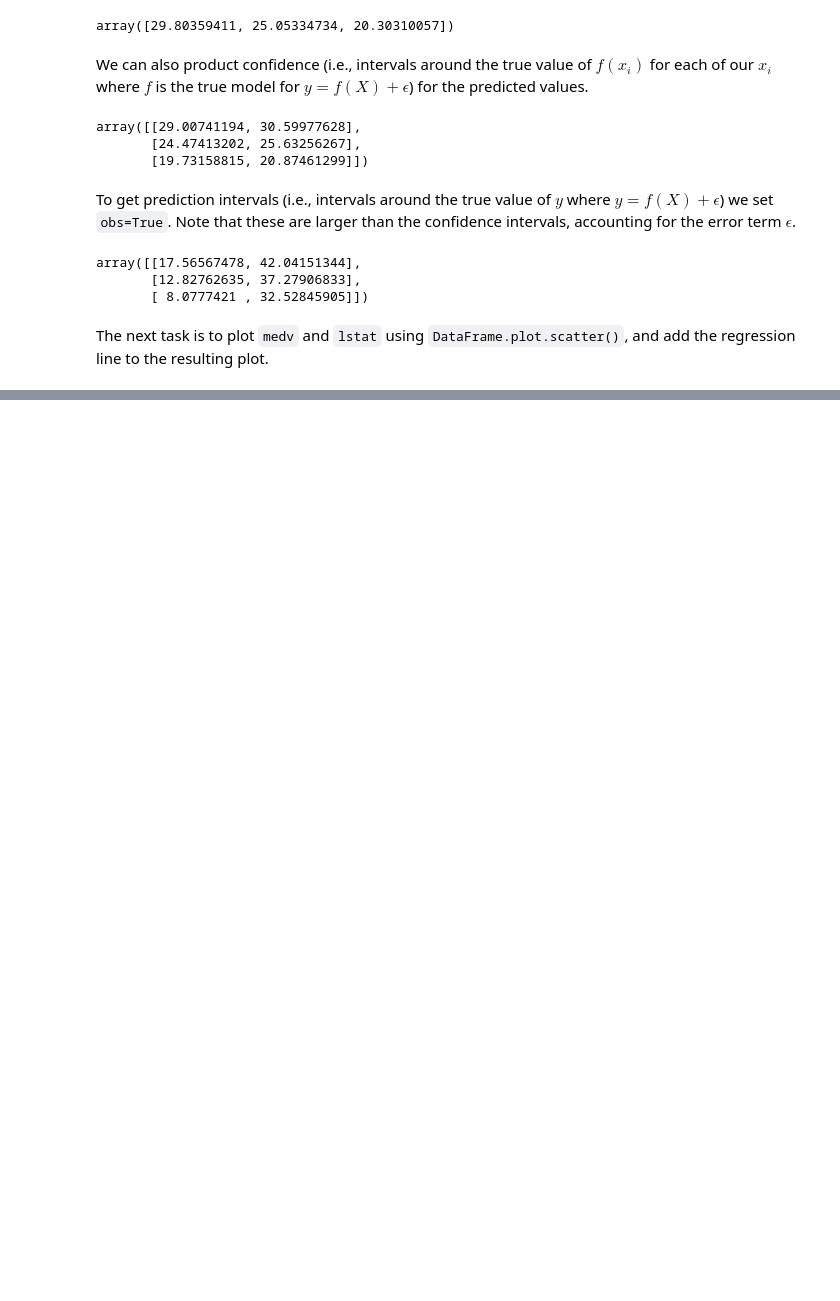
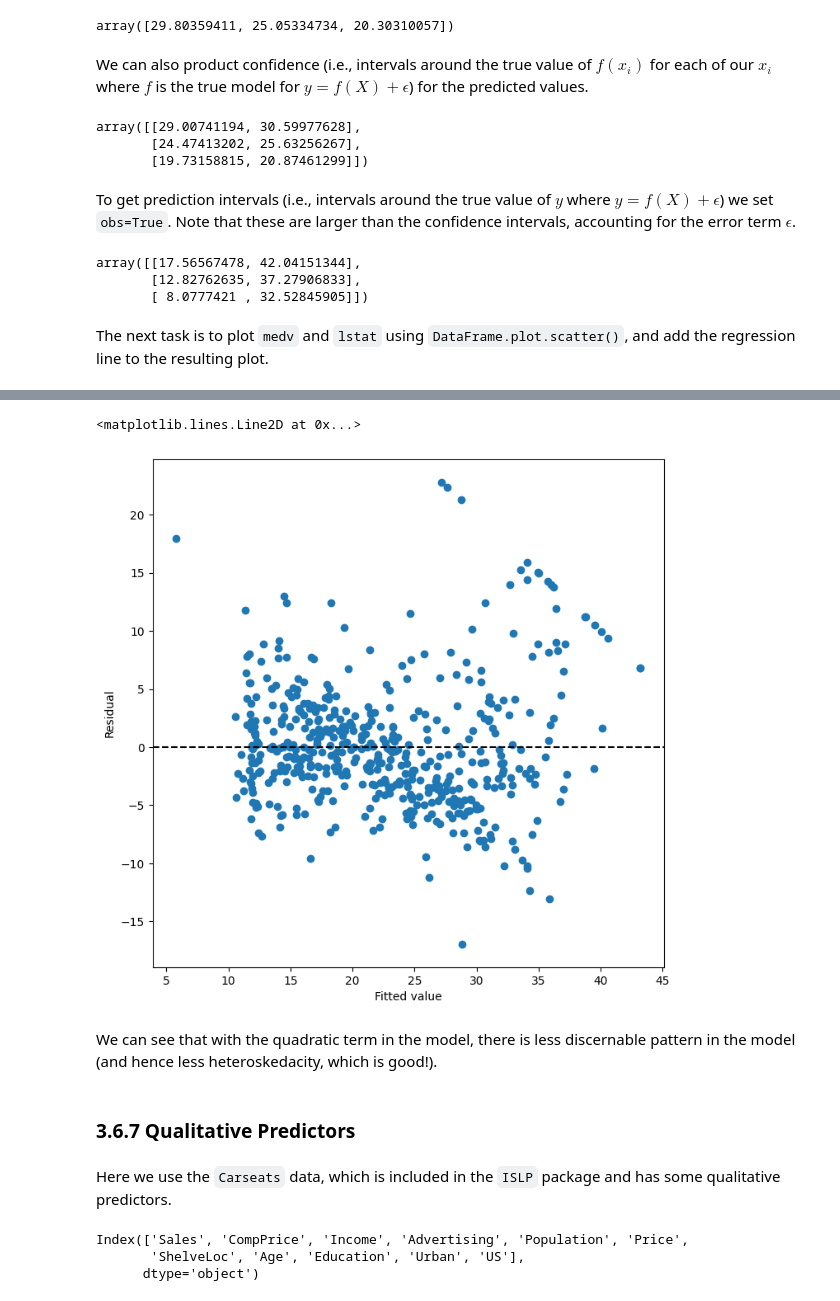
Before and after one commit to justingroves/ISLP, a Jupyter notebook: Jupyter Labs/Chapter 3 Linear Regression/3.6 Lab - Linear Regression.ipynb, the cells around one changed output, grey strips where cells are left out. Saved outputs shown, nothing was run; the diff lists cells and outputs as text; code cells hidden in the pictures; blank space fills up the shorter version.

```diff
--- a/Jupyter Labs/Chapter 3 Linear Regression/3.6 Lab - Linear Regression.ipynb
+++ b/Jupyter Labs/Chapter 3 Linear Regression/3.6 Lab - Linear Regression.ipynb
@@ -231,0 +441,5 @@ The next task is to plot `medv` and `lstat` using `DataFrame.plot.scatter()`, an
+# %%
+X = MS([poly('lstat', degree=2), 'age']).fit_transform(Boston)
+model3 = sm.OLS(y,X)
+results3 = model3.fit()
+summarize(results3)
@@ -231,0 +466,22 @@ The next task is to plot `medv` and `lstat` using `DataFrame.plot.scatter()`, an
+# %%
+ax = subplots(figsize=(8,8))[1]
+ax.scatter(results3.fittedvalues, results3.resid)
+ax.set_xlabel('Fitted value')
+ax.set_ylabel('Residual')
+ax.axhline(0, c='k', ls='--')
+# %% [output]
+<matplotlib.lines.Line2D at 0x...>
+[figure, added]
+# %% [markdown]
+We can see that with the quadratic term in the model, there is less discernable pattern in the model (and hence less heteroskedacity, which is good!).
+# %% [markdown]
+### 3.6.7 Qualitative Predictors
+# %% [markdown]
+Here we use the `Carseats` data, which is included in the `ISLP` package and has some qualitative predictors.
+# %%
+Carseats = load_data('Carseats')
+Carseats.columns
+# %% [output]
+Index(['Sales', 'CompPrice', 'Income', 'Advertising', 'Population', 'Price',
+       'ShelveLoc', 'Age', 'Education', 'Urban', 'US'],
+      dtype='object')
```
Also changed, not shown: parts of 43 cells of this notebook.
